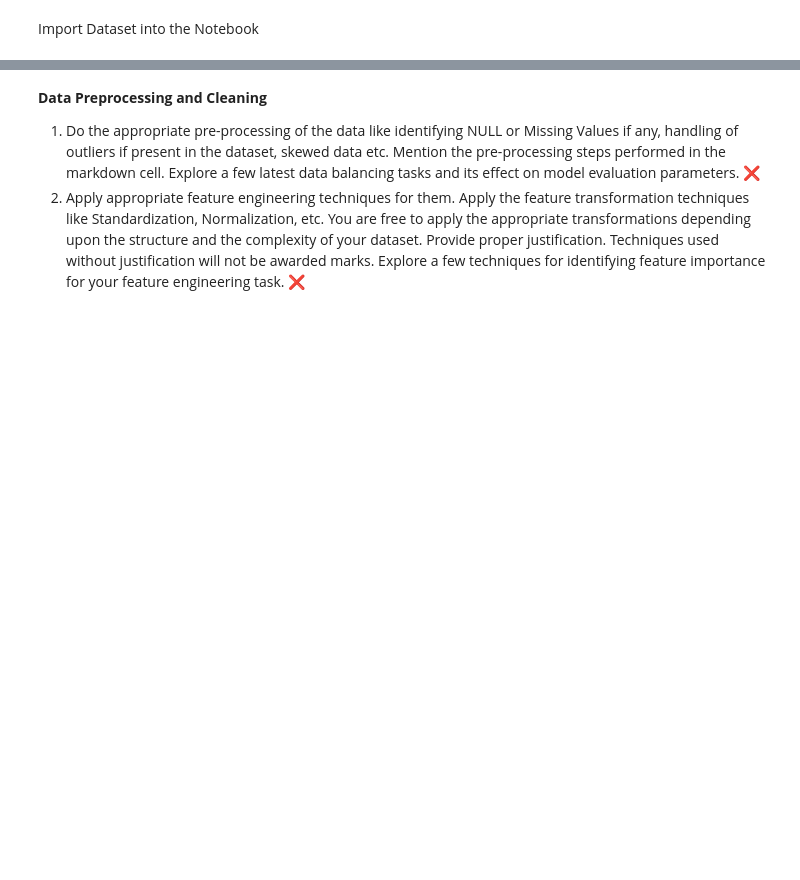
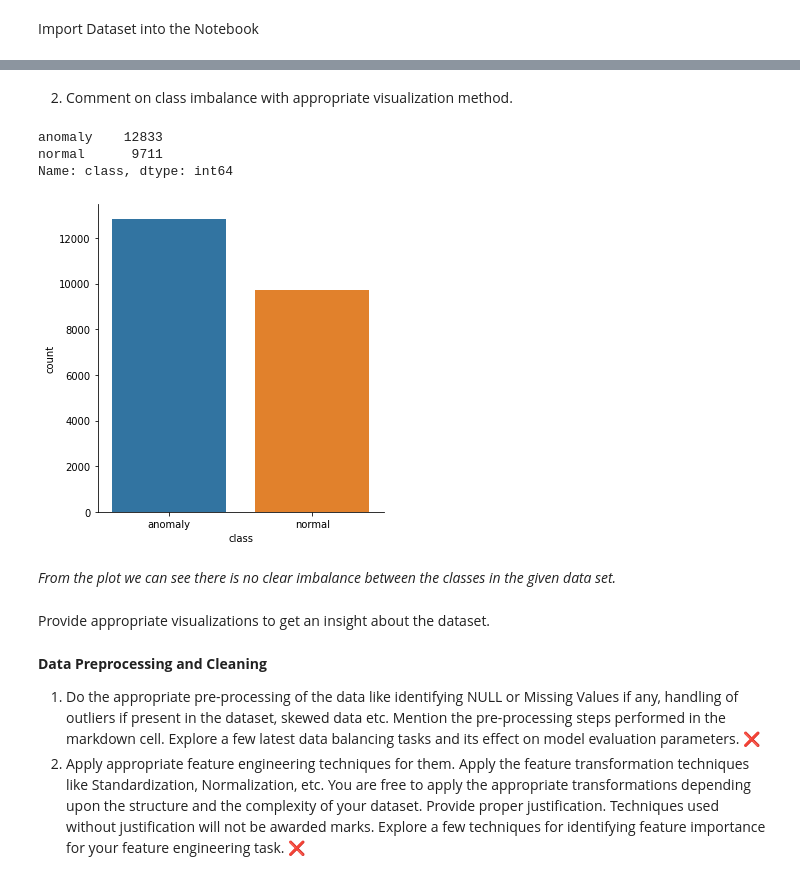
Before and after one commit to rakeshvitta/rakeshvitta, a Jupyter notebook: Group250_Anamoly.ipynb, the cells around one changed output, grey strips where cells are left out. Saved outputs shown, nothing was run; the diff lists cells and outputs as text; code cells hidden in the pictures; blank space fills up the shorter version.

```diff
--- a/Group250_Anamoly.ipynb
+++ b/Group250_Anamoly.ipynb
@@ -44,3 +82,22 @@ justification will not be awarded marks. ❌
+# %% [markdown]
+2. Comment on class imbalance with appropriate visualization method.
+# %%
+#Check the data type of the class and printing the values it takes and counts for each value
+df['class'].dtypes
+df['class'].value_counts()
+# %% [output]
+anomaly    12833
+normal      9711
+Name: class, dtype: int64
+# %%
+#Looking at the values the dataset is not imbalanced. Visualize the balance:
+plot = sns.catplot(x="class", kind="count",  data=df)
+# %% [output]
+[figure, added]
+# %% [markdown]
+*From the plot we can see there is no clear imbalance between the classes in the given data set.*
+# %% [markdown]
+Provide appropriate visualizations to get an insight about the dataset.
 # %% [markdown]
 <b> Data Preprocessing and Cleaning </b>
 
```
Also changed, not shown: parts of 6 cells of this notebook.
